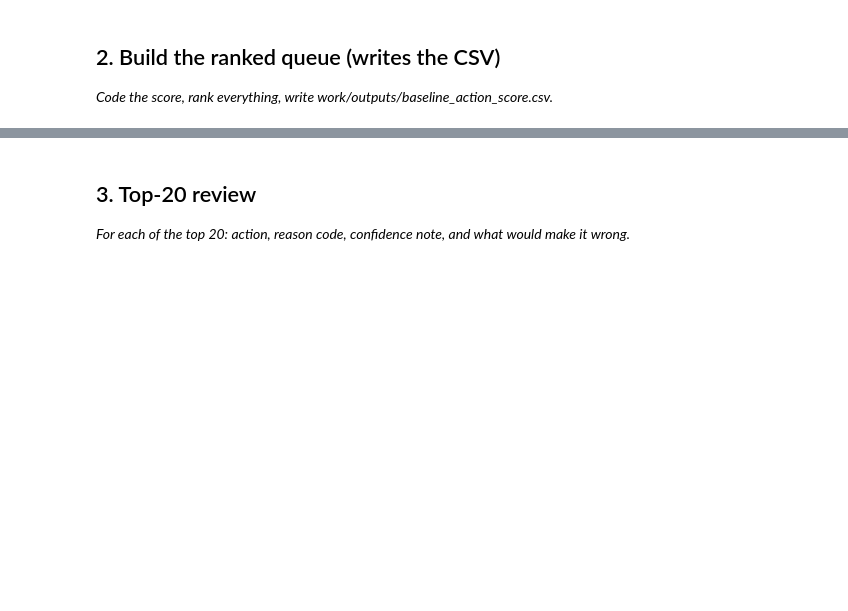
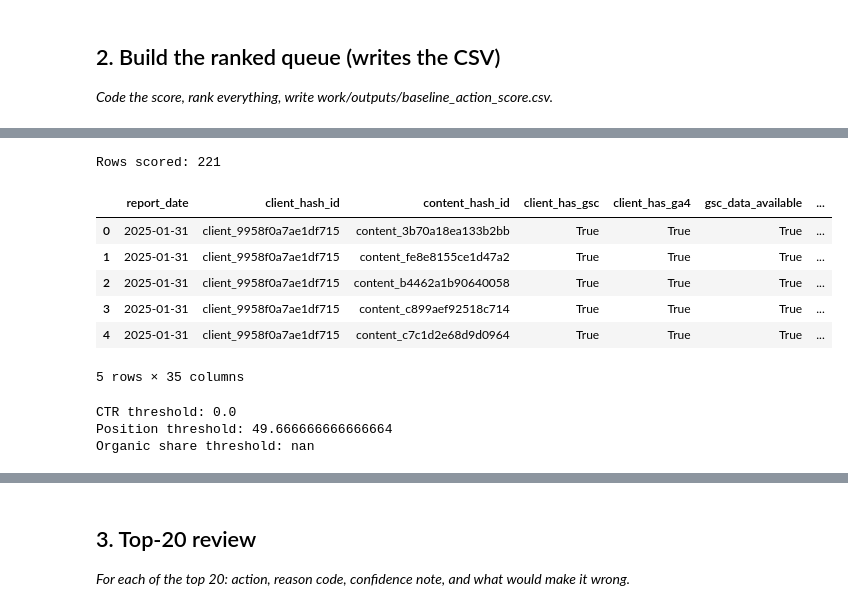
Before and after one commit to Shrishagk/My_flyrank, a Jupyter notebook: work/notebooks/w04_baseline_score.ipynb, the cells around one changed output, grey strips where cells are left out. Cells and saved outputs as stored; diff of their text form; code cells hidden in the pictures; blank space fills up the shorter version.

```diff
--- a/work/notebooks/w04_baseline_score.ipynb
+++ b/work/notebooks/w04_baseline_score.ipynb
@@ -22,0 +23,13 @@ This skeleton is yours to fill. Work the sections **in order** — each one has
+# %%
+from getpass import getpass
+import duckdb
+
+HF_TOKEN = getpass("Enter your Hugging Face token: ")
+
+con = duckdb.connect()
+
+con.execute(
+    "CREATE OR REPLACE SECRET hf "
+    "(TYPE huggingface, TOKEN ?)",
+    [HF_TOKEN]
+)
@@ -22,0 +129,37 @@ This skeleton is yours to fill. Work the sections **in order** — each one has
+# %%
+baseline = jan_sample.copy()
+
+baseline["report_date"] = pd.to_datetime(baseline["report_date"])
+
+# Only score the latest available date.
+baseline = baseline[
+    baseline["report_date"] == latest_date
+].copy()
+
+# Add the short-window trend.
+baseline = baseline.merge(
+    trend[
+        [
+            "client_hash_id",
+            "content_hash_id",
+            "first_clicks",
+            "latest_clicks",
+            "click_change_pct",
+            "trend_down",
+        ]
+    ],
+    on=["client_hash_id", "content_hash_id"],
+    how="left"
+)
+
+print("Rows scored:", len(baseline))
+display(baseline.head())
+# %% [output]
+Rows scored: 221
+|  | report_date | client_hash_id | content_hash_id | client_has_gsc | client_has_ga4 | gsc_data_available | ... |
+| 0 | 2025-01-31 | client_9958f0a7ae1df715 | content_3b70a18ea133b2bb | True | True | True | ... |
+| 1 | 2025-01-31 | client_9958f0a7ae1df715 | content_fe8e8155ce1d47a2 | True | True | True | ... |
+| 2 | 2025-01-31 | client_9958f0a7ae1df715 | content_b4462a1b90640058 | True | True | True | ... |
+| 3 | 2025-01-31 | client_9958f0a7ae1df715 | content_c899aef92518c714 | True | True | True | ... |
+| 4 | 2025-01-31 | client_9958f0a7ae1df715 | content_c7c1d2e68d9d0964 | True | True | True | ... |
+5 rows × 35 columns
@@ -22,0 +187,14 @@ This skeleton is yours to fill. Work the sections **in order** — each one has
+# %%
+ctr_threshold = baseline["ctr"].quantile(0.25)
+
+position_threshold = baseline["gsc_avg_position"].quantile(0.75)
+
+organic_share_threshold = baseline["organic_share"].quantile(0.25)
+
+print("CTR threshold:", ctr_threshold)
+print("Position threshold:", position_threshold)
+print("Organic share threshold:", organic_share_threshold)
+# %% [output]
+CTR threshold: 0.0
+Position threshold: 49.666666666666664
+Organic share threshold: nan
```
Also changed, not shown: parts of 17 cells of this notebook.
